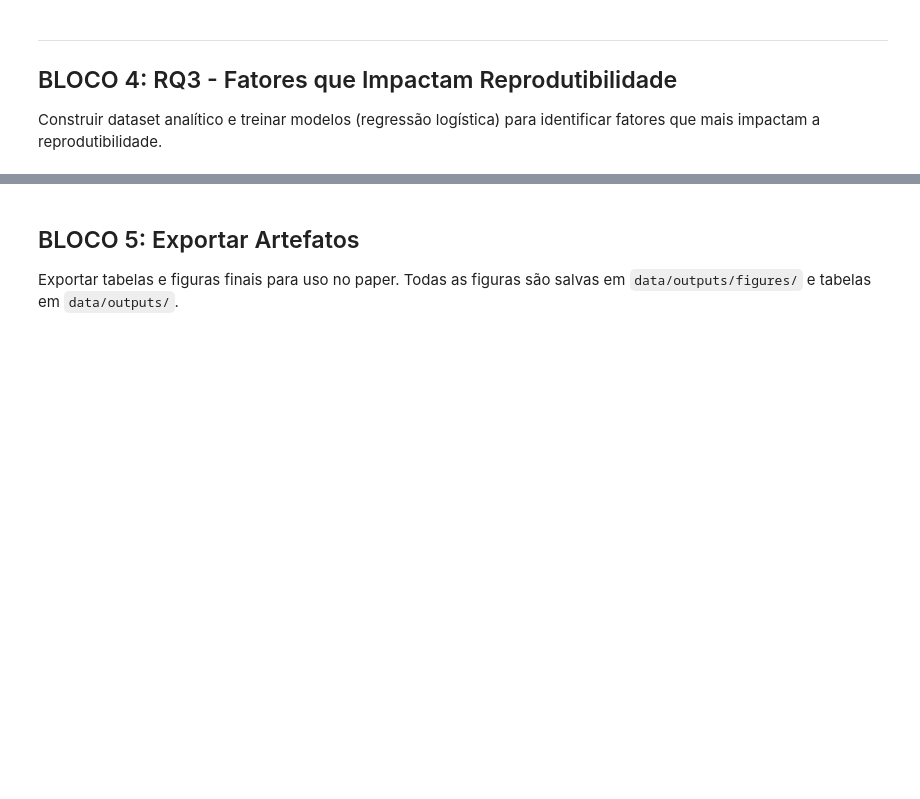
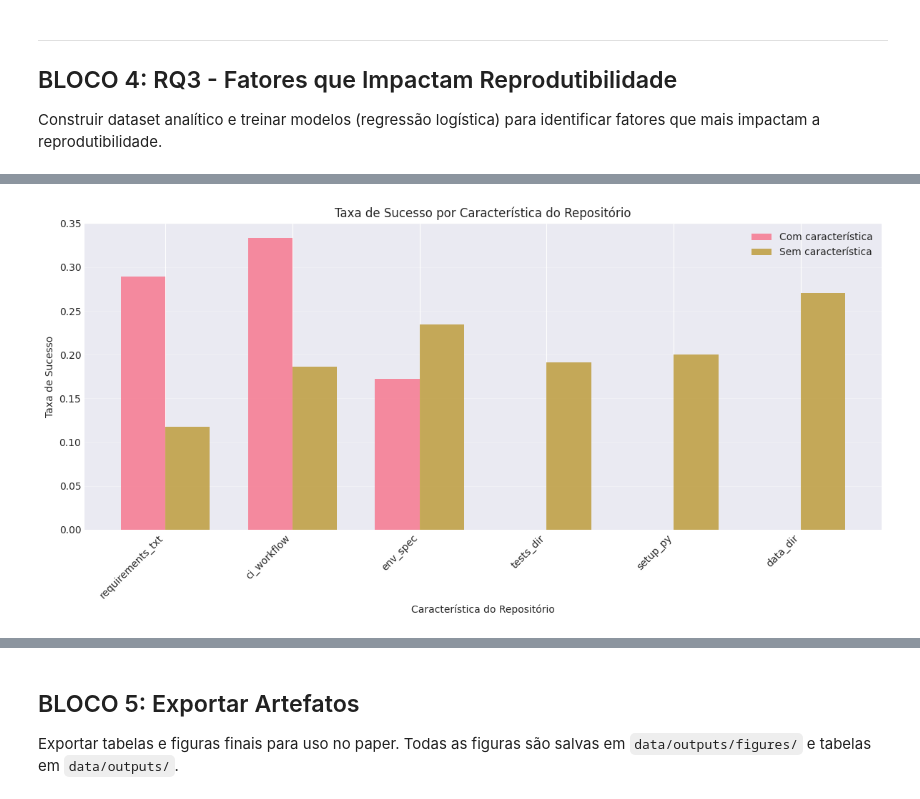
Before and after one commit to andre-fig/reproducibility_of_jupyter_notebooks, a Jupyter notebook: scripts/pipeline_master.ipynb, the cells around one changed output, grey strips where cells are left out. Drawn from its saved outputs; the diff is of its cells as text; code cells hidden in the pictures; blank space fills up the shorter version.

```diff
--- a/scripts/pipeline_master.ipynb
+++ b/scripts/pipeline_master.ipynb
@@ -628,0 +916,91 @@ RQ3 concluída!
+# %%
+# === BLOCO 6: ANÁLISE EXPLORATÓRIA - CORRELAÇÃO REPO-FALHA ===
+
+print("📊 Bloco 6: Análise Exploratória - Correlação Repo-Falha\n")
+
+if df_master.empty:
+    print("⚠️  df_master está vazio. Verifique o Bloco 1.")
+else:
+    import scipy.stats as stats
+    from scipy.stats import chi2_contingency
+
+    # Preparar dados
+    analysis_df = df_master.copy()
+
+    # Garantir tipos booleanos
+    bool_cols = [
+        'repo_has_tests_dir', 'repo_has_data_dir', 'repo_has_ci_workflow',
+        'repo_has_env_spec', 'repo_has_requirements_txt', 'repo_has_setup_py',
+        'exec_ok'
+    ]
+    for col in bool_cols:
+        if col in analysis_df.columns:
+            analysis_df[col] = analysis_df[col].map(to_bool)
+
+    # Análise de correlação
+    repo_features = [
+        'repo_has_tests_dir', 'repo_has_data_dir', 'repo_has_ci_workflow',
+        'repo_has_env_spec', 'repo_has_requirements_txt', 'repo_has_setup_py'
+    ]
+
+    correlation_results = []
+
+    for feature in repo_features:
+        if feature in analysis_df.columns:
+            # Criar tabela de contingência
+            contingency = pd.crosstab(analysis_df[feature], analysis_df['exec_ok'])
+
+            if contingency.shape == (2, 2) and contingency.values.sum() > 0:
+                # Teste chi-square
+                chi2, p_value, dof, expected = chi2_contingency(contingency)
+
+                # Taxa de sucesso
+                success_rate_with = analysis_df[analysis_df[feature] == True]['exec_ok'].mean() if True in analysis_df[feature].values else 0
+                success_rate_without = analysis_df[analysis_df[feature] == False]['exec_ok'].mean() if False in analysis_df[feature].values else 0
+
+                correlation_results.append({
+                    'feature': feature,
+                    'chi2': chi2,
+                    'p_value': p_value,
+                    'success_rate_with': success_rate_with,
+                    'success_rate_without': success_rate_without,
+                    'difference': success_rate_with - success_rate_without,
+                    'n_with': (analysis_df[feature] == True).sum(),
+                    'n_without': (analysis_df[feature] == False).sum()
+                })
+
+    # Criar DataFrame de resultados
+    corr_df = pd.DataFrame(correlation_results)
+    corr_df = corr_df.sort_values('difference', ascending=False)
+
+    print("Correlação entre características do repositório e taxa de sucesso:")
+    print(corr_df.to_string(index=False))
+
+    # Visualização
+    if not corr_df.empty:
+        fig, ax = plt.subplots(figsize=(12, 6))
+        x_pos = range(len(corr_df))
+        width = 0.35
+
+        ax.bar([x - width/2 for x in x_pos], corr_df['success_rate_with'], width,
+               label='Com característica', alpha=0.8)
+        ax.bar([x + width/2 for x in x_pos], corr_df['success_rate_without'], width,
+               label='Sem característica', alpha=0.8)
+
+        ax.set_xlabel('Característica do Repositório')
+        ax.set_ylabel('Taxa de Sucesso')
+        ax.set_title('Taxa de Sucesso por Característica do Repositório')
+        ax.set_xticks(x_pos)
+        ax.set_xticklabels([f.replace('repo_has_', '') for f in corr_df['feature']], rotation=45, ha='right')
+        ax.legend()
+        ax.grid(axis='y', alpha=0.3)
+
+        plt.tight_layout()
+        plt.savefig(FIG_DIR / 'rq6_repo_features_success.png', dpi=300, bbox_inches='tight')
+        plt.show()
+
+        # Salvar CSV
+        corr_df.to_csv(DATA_OUTPUTS / 'rq6_repo_features_correlation.csv', index=False)
+        print(f"\n✓ Resultados salvos em: {DATA_OUTPUTS / 'rq6_repo_features_correlation.csv'}")
+        print(f"✓ Figura salva em: {FIG_DIR / 'rq6_repo_features_success.png'}")
+# %% [output]
@@ -628,0 +1017 @@ RQ3 concluída!
+[figure, added]
```
Also changed, not shown: parts of 10 cells of this notebook, 16 other files.
